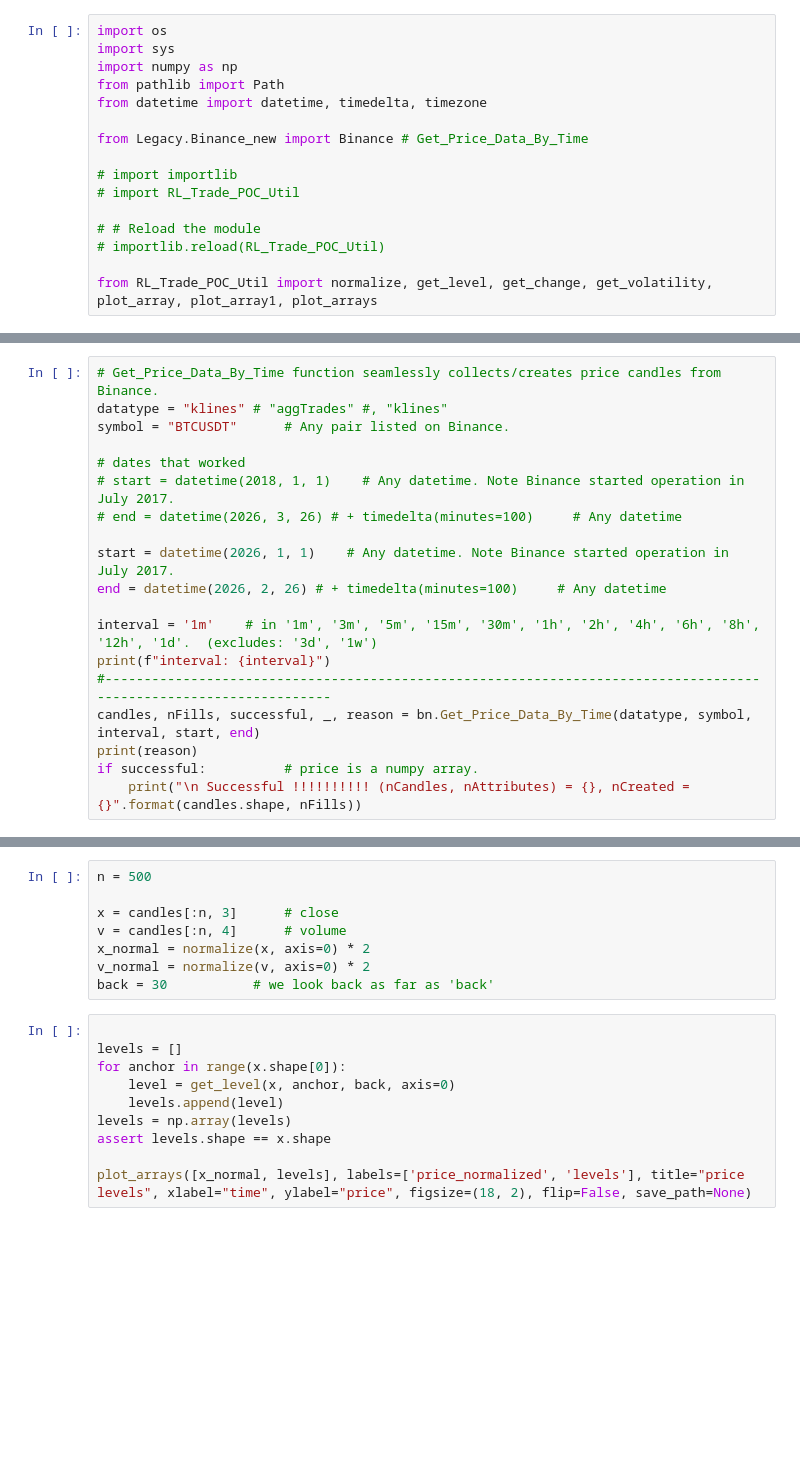
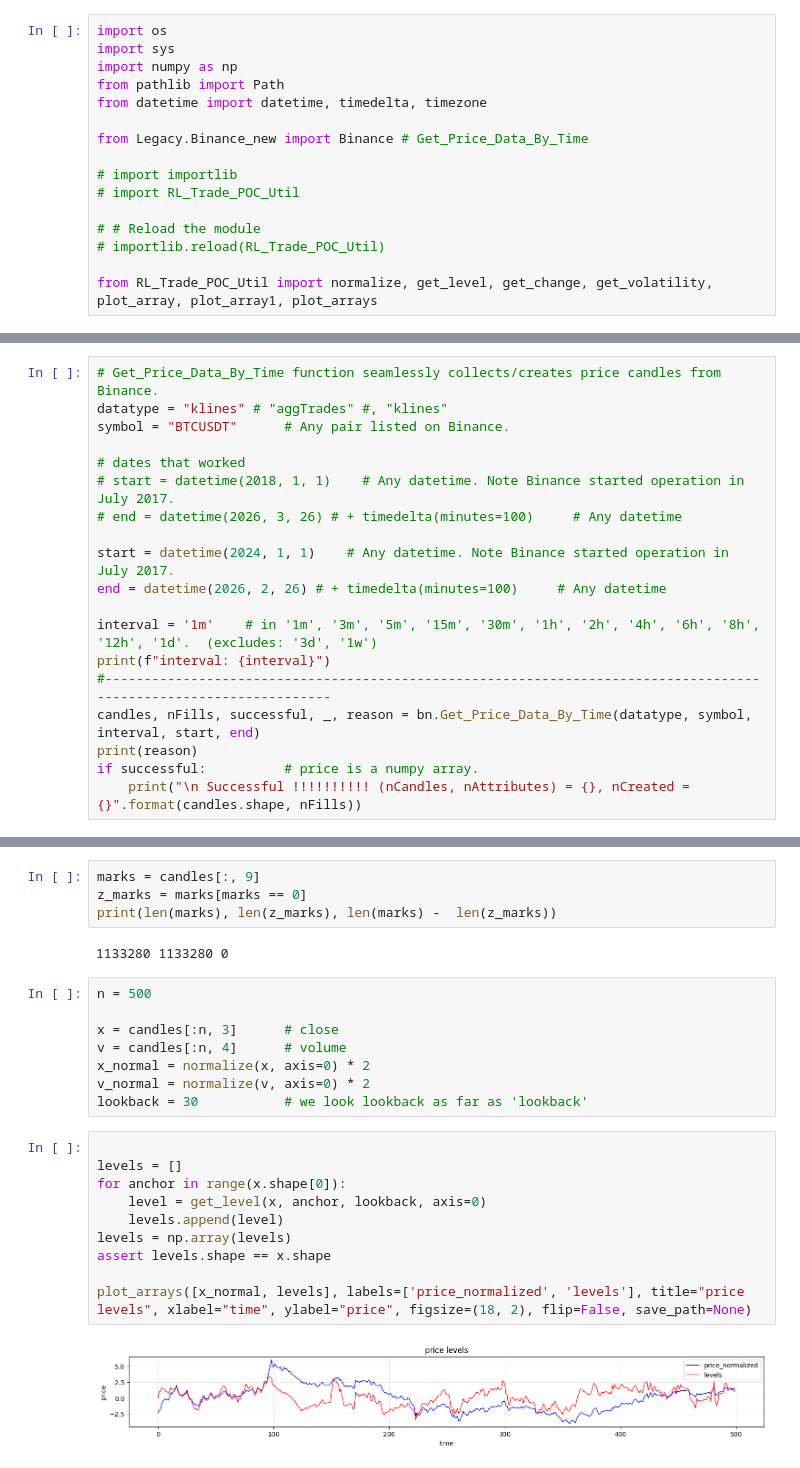
Before and after one commit to MachineLearningMike/Trade2026, a Jupyter notebook: modules/RL_Trade_POC.ipynb, the cells around one changed output, grey strips where cells are left out. Cells and saved outputs as stored; diff of their text form; blank space fills up the shorter version.

```diff
--- a/modules/RL_Trade_POC.ipynb
+++ b/modules/RL_Trade_POC.ipynb
@@ -25,7 +27,7 @@ symbol = "BTCUSDT"      # Any pair listed on Binance.
 # start = datetime(2018, 1, 1)    # Any datetime. Note Binance started operation in July 2017.
 # end = datetime(2026, 3, 26) # + timedelta(minutes=100)     # Any datetime
 
-start = datetime(2026, 1, 1)    # Any datetime. Note Binance started operation in July 2017.
+start = datetime(2024, 1, 1)    # Any datetime. Note Binance started operation in July 2017.
 end = datetime(2026, 2, 26) # + timedelta(minutes=100)     # Any datetime
 
 interval = '1m'    # in '1m', '3m', '5m', '15m', '30m', '1h', '2h', '4h', '6h', '8h', '12h', '1d'.  (excludes: '3d', '1w')
@@ -38,3 +48,9 @@ if successful:          # price is a numpy array.
+# %%
+marks = candles[:, 9]
+z_marks = marks[marks == 0]
+print(len(marks), len(z_marks), len(marks) -  len(z_marks))
+# %% [output]
+1133280 1133280 0
 # %%
 n = 500
 
@@ -42,17 +58,19 @@ x = candles[:n, 3]      # close
 v = candles[:n, 4]      # volume
 x_normal = normalize(x, axis=0) * 2
 v_normal = normalize(v, axis=0) * 2
-back = 30           # we look back as far as 'back'
+lookback = 30           # we look lookback as far as 'lookback'
 # %%
 
 levels = []
 for anchor in range(x.shape[0]):
-    level = get_level(x, anchor, back, axis=0)
+    level = get_level(x, anchor, lookback, axis=0)
     levels.append(level)
 levels = np.array(levels)
 assert levels.shape == x.shape
 
 plot_arrays([x_normal, levels], labels=['price_normalized', 'levels'], title="price levels", xlabel="time", ylabel="price", figsize=(18, 2), flip=False, save_path=None)
+# %% [output]
+[figure, added]
 # %%
 price_changes = []
 for anchor in range(x.shape[0]):
```
Also changed, not shown: parts of 13 cells of this notebook, 2 other files.
